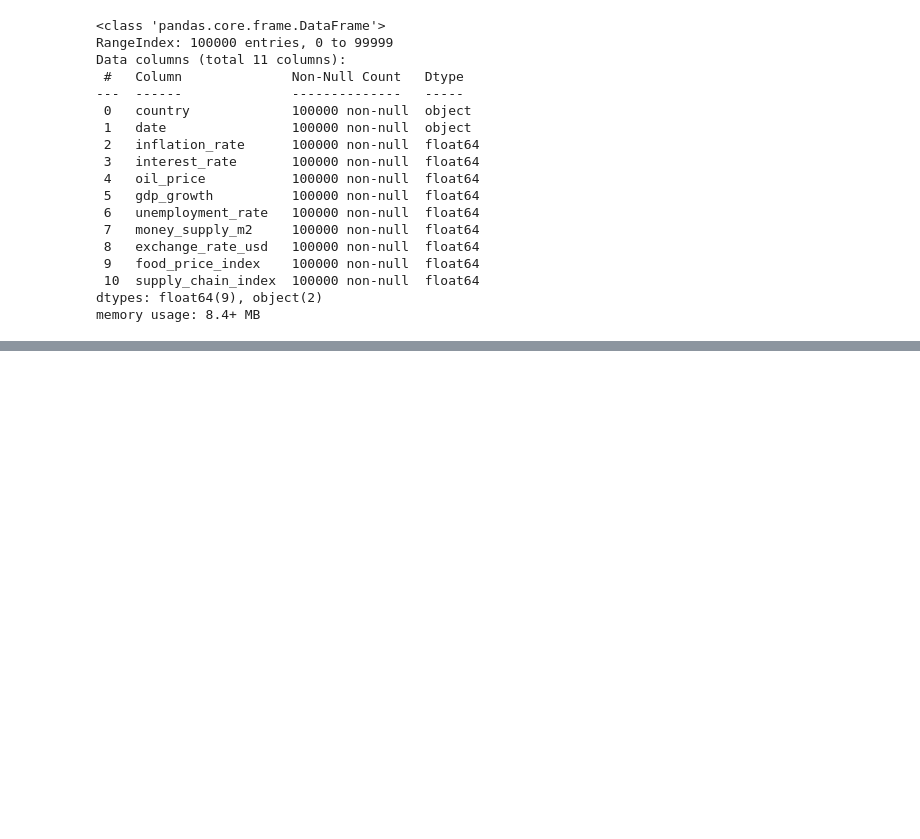
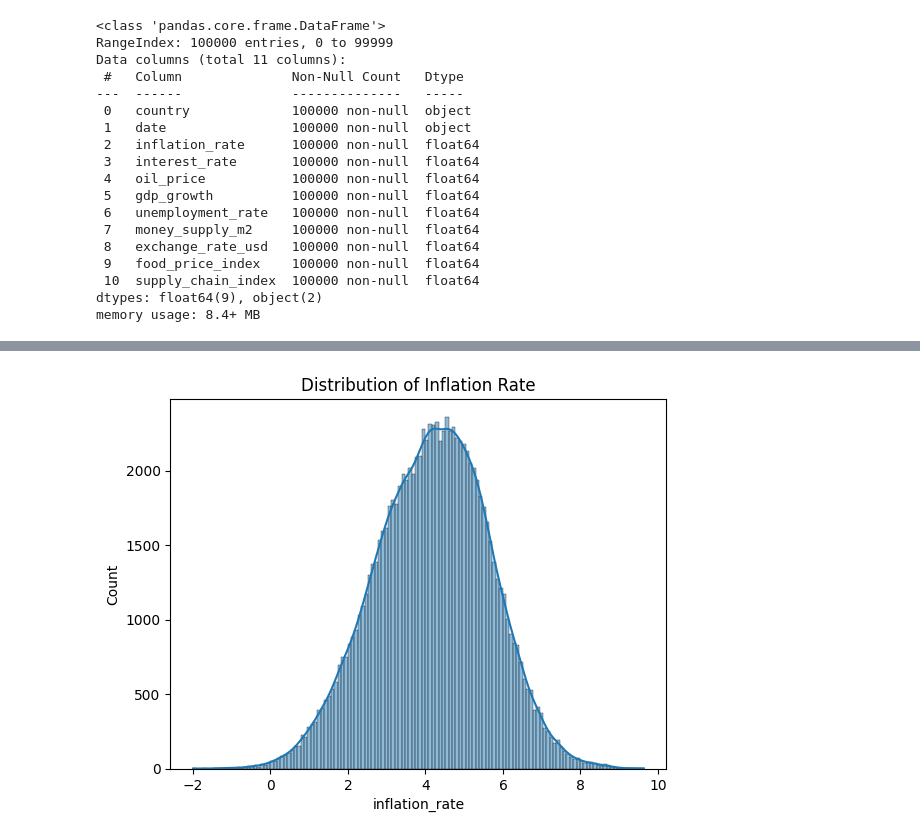
Before and after one commit to gesangamukti/global-inflation-analysis, a Jupyter notebook: globalinflationanalysispost-covid-eda-insight.ipynb, the cells around one changed output, grey strips where cells are left out. Drawn from its saved outputs; the diff is of its cells as text; code cells hidden in the pictures; blank space fills up the shorter version.

```diff
--- a/globalinflationanalysispost-covid-eda-insight.ipynb
+++ b/globalinflationanalysispost-covid-eda-insight.ipynb
@@ -74,0 +80,7 @@ df.describe()
+# %%
+plt.figure()
+sns.histplot(df['inflation_rate'], kde=True)
+plt.title("Distribution of Inflation Rate")
+plt.show()
+# %% [output]
+[figure, added]
```
Also changed, not shown: parts of 4 cells of this notebook.
